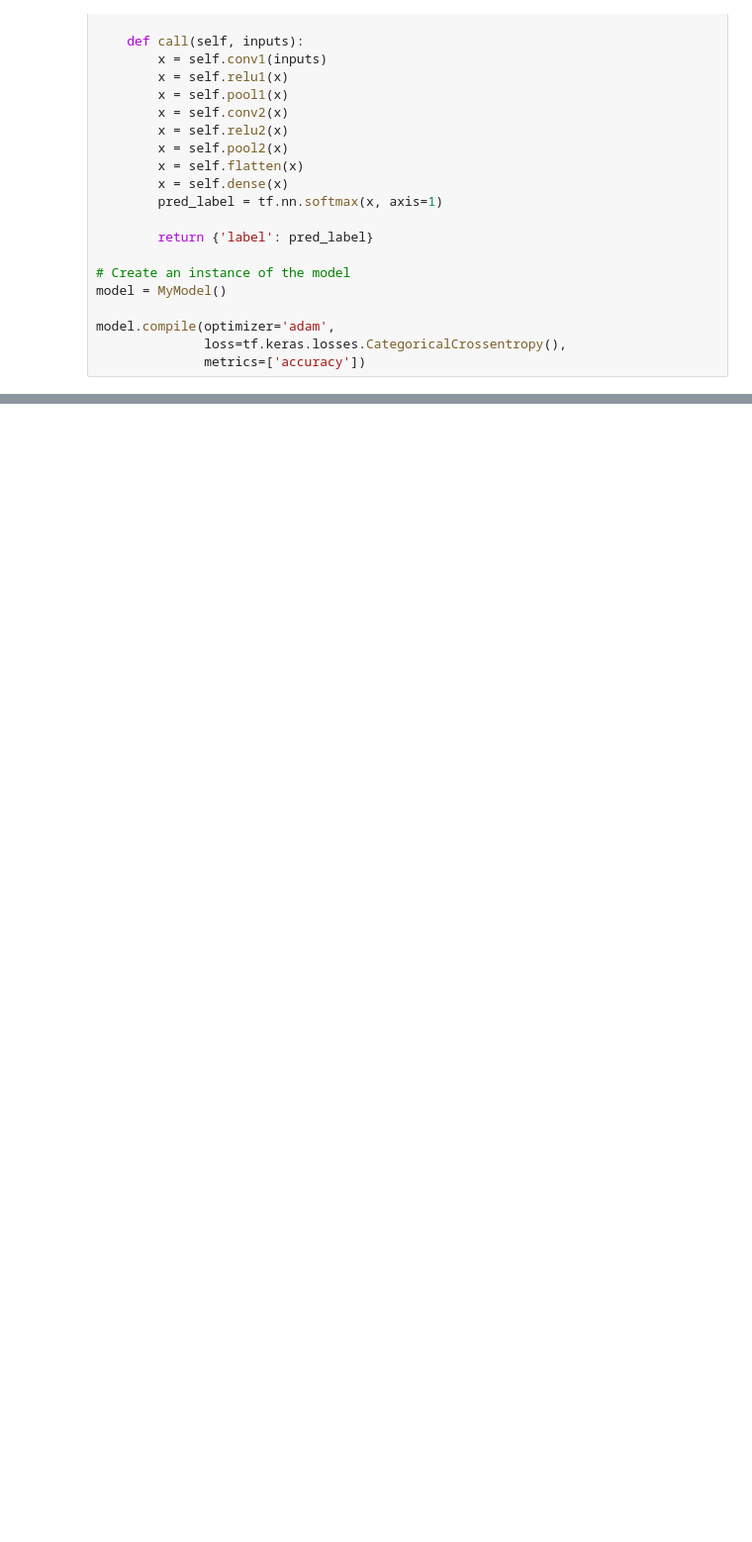
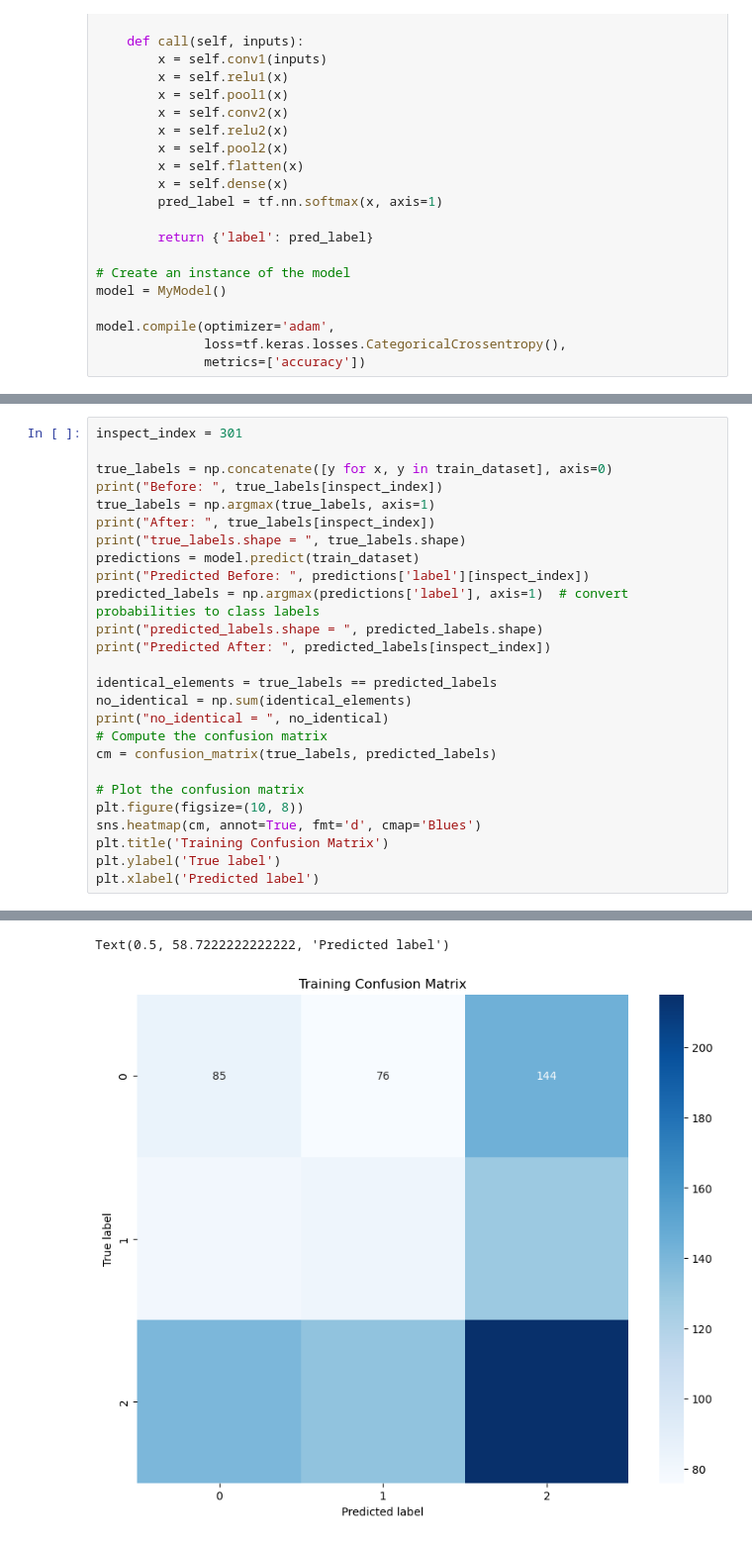
Before and after one commit to mx956/EECE568_ML_PVS_Project, a Jupyter notebook: Road_Surface_Type_Classification/road_classification_Matt.ipynb, the cells around one changed output, grey strips where cells are left out. Shown: that part at 99% size. Saved outputs shown, nothing was run; the diff lists cells and outputs as text; blank space fills up the shorter version.

```diff
--- a/Road_Surface_Type_Classification/road_classification_Matt.ipynb
+++ b/Road_Surface_Type_Classification/road_classification_Matt.ipynb
@@ -720,0 +628,27 @@ Epoch 10/10
+# %%
+inspect_index = 301
+
+true_labels = np.concatenate([y for x, y in train_dataset], axis=0)
+print("Before: ", true_labels[inspect_index])
+true_labels = np.argmax(true_labels, axis=1)
+print("After: ", true_labels[inspect_index])
+print("true_labels.shape = ", true_labels.shape)
+predictions = model.predict(train_dataset)
+print("Predicted Before: ", predictions['label'][inspect_index])
+predicted_labels = np.argmax(predictions['label'], axis=1)  # convert probabilities to class labels
+print("predicted_labels.shape = ", predicted_labels.shape)
+print("Predicted After: ", predicted_labels[inspect_index])
+
+identical_elements = true_labels == predicted_labels
+no_identical = np.sum(identical_elements)
+print("no_identical = ", no_identical)
+# Compute the confusion matrix
+cm = confusion_matrix(true_labels, predicted_labels)
+
+# Plot the confusion matrix
+plt.figure(figsize=(10, 8))
+sns.heatmap(cm, annot=True, fmt='d', cmap='Blues')
+plt.title('Training Confusion Matrix')
+plt.ylabel('True label')
+plt.xlabel('Predicted label')
+# %% [output]
@@ -720,0 +663,2 @@ Epoch 10/10
+Text(0.5, 58.7222222222222, 'Predicted label')
+[figure, added]
```
Also changed, not shown: parts of 20 cells of this notebook.
